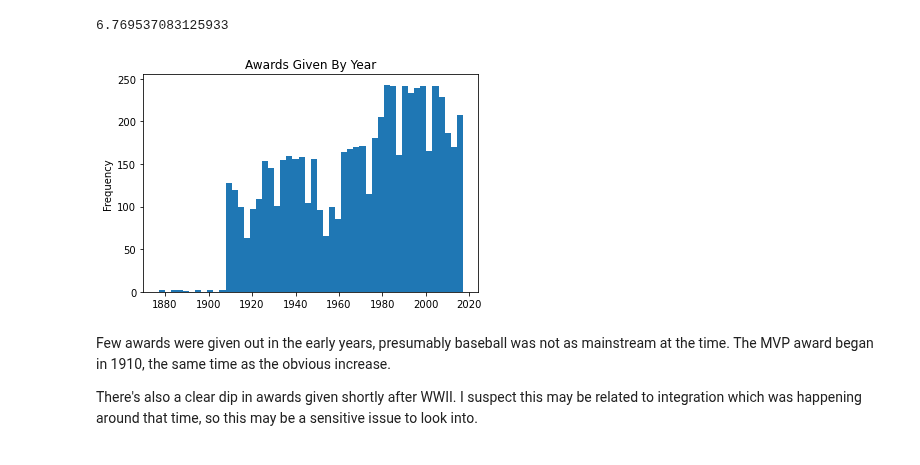
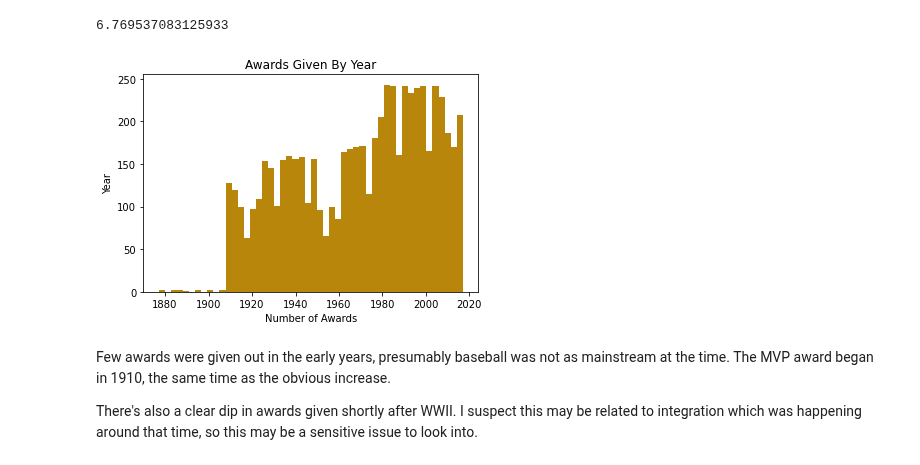
Before and after one commit to aradaha/Baseball-Stats-Project, a Jupyter notebook: Capstone.ipynb, the cells around one changed output. Cells and saved outputs as stored; diff of their text form; code cells hidden in the pictures.

```diff
--- a/Capstone.ipynb
+++ b/Capstone.ipynb
@@ -181,16 +181,20 @@ There have been 6236 awards given to 1360 players
 # %% [output]
 6.769537083125933
 # %%
-# This will let me make a simple plot
-def avgplot(dataframe, column, b, title):
+# This will let me make a simple plot and put in variables as needed
+def toplot(dataframe, column, b, title="Title",xlabel="X Label Here",
+            ylabel="Y Label Here", kind="line", color="skyblue"):
     mean = dataframe['{}'.format(column)].mean()
     median = dataframe['{}'.format(column)].median()
-    dataframe['{}'.format(column)].plot(kind='hist', bins=b)
+    ax = dataframe['{}'.format(column)].plot(kind=kind, bins=b, color=color)
+    ax.set_xlabel(xlabel)
+    ax.set_ylabel(ylabel)
     plt.title(title)
 # %%
-avgplot(AwardsPlayers, 'yearID', 50, "Awards Given By Year")
+toplot(AwardsPlayers, 'yearID', 50, "Awards Given By Year",
+        "Number of Awards", "Year", "hist", "darkgoldenrod")
 # %% [output]
-[figure, old version]
+[figure, new version]
 # %% [markdown]
 Few awards were given out in the early years, presumably baseball was not as mainstream at the time. The MVP award began in 1910, the same time as the obvious increase.
 
```
Also changed, not shown: parts of 5 cells of this notebook.
